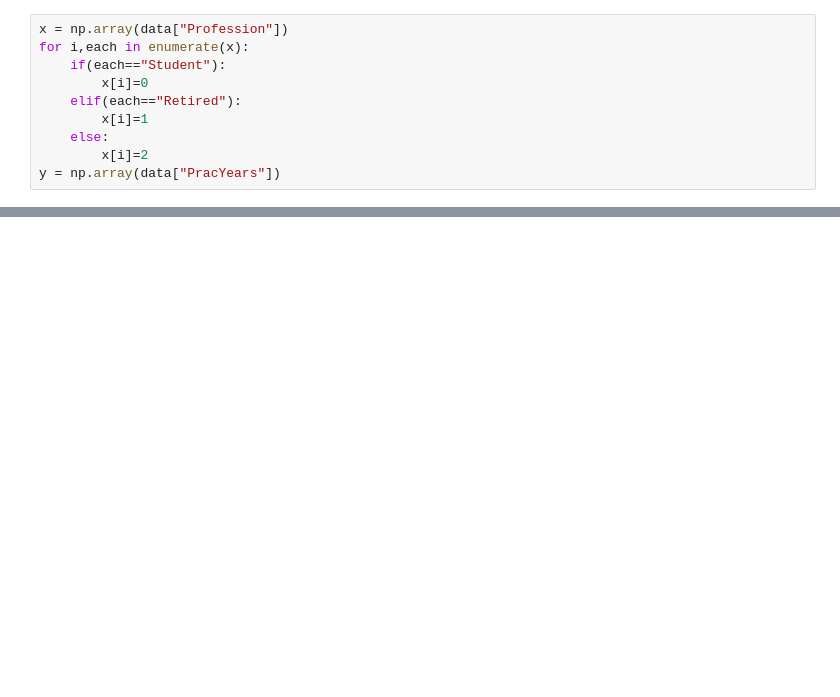
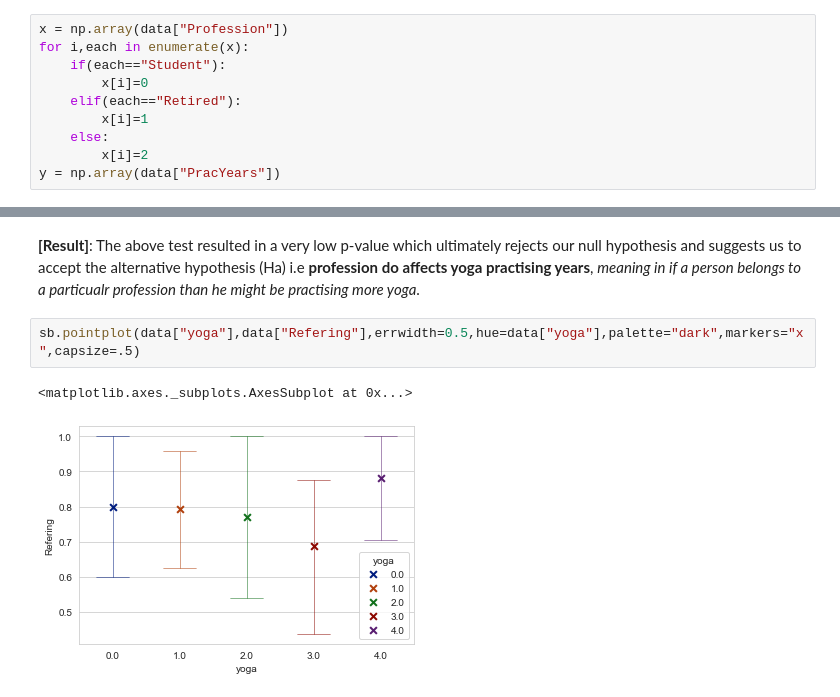
Before and after one commit to AayushVyasKIIT/Data-Analysis---Effects-of-yoga, a Jupyter notebook: DA Assignment.ipynb, the cells around one changed output, grey strips where cells are left out. Drawn from its saved outputs; the diff is of its cells as text; blank space fills up the shorter version.

Commit message:
added more hypothesis

```diff
--- a/DA Assignment.ipynb
+++ b/DA Assignment.ipynb
@@ -356,0 +365,7 @@ x,y
+# %% [markdown]
+**[Result]**: The above test resulted in a very low p-value which ultimately rejects our null hypothesis and suggests us to accept the alternative hypothesis (Ha) i.e **profession do affects yoga practising years**, *meaning in if a person belongs to a particualr profession than he might be practising more yoga*.
+# %%
+sb.pointplot(data["yoga"],data["Refering"],errwidth=0.5,hue=data["yoga"],palette="dark",markers="x",capsize=.5)
+# %% [output]
+<matplotlib.axes._subplots.AxesSubplot at 0x...>
+[figure, added]
```
Also changed, not shown: parts of 8 cells of this notebook.
